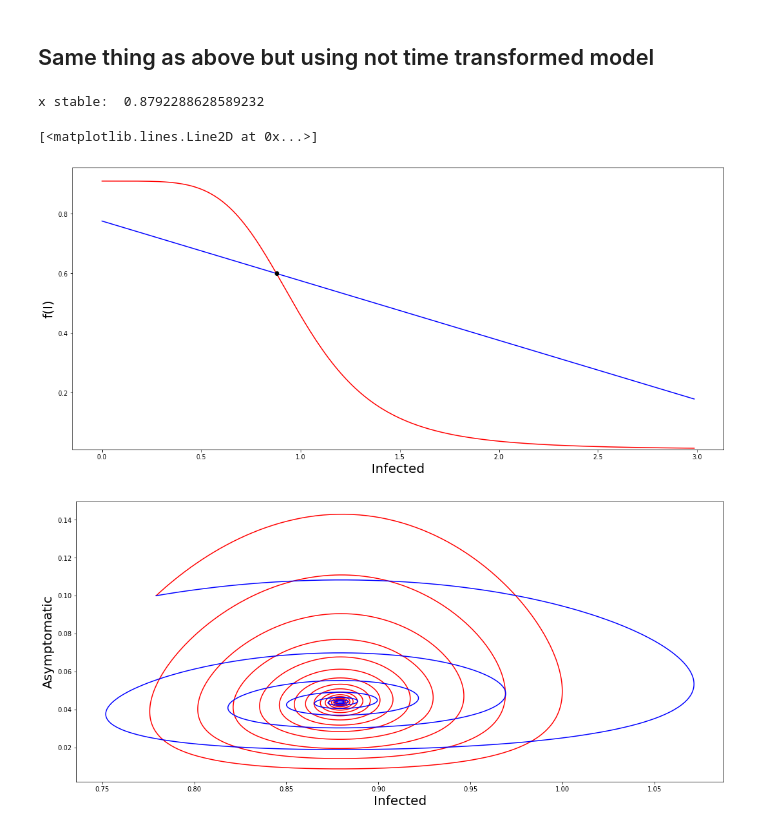
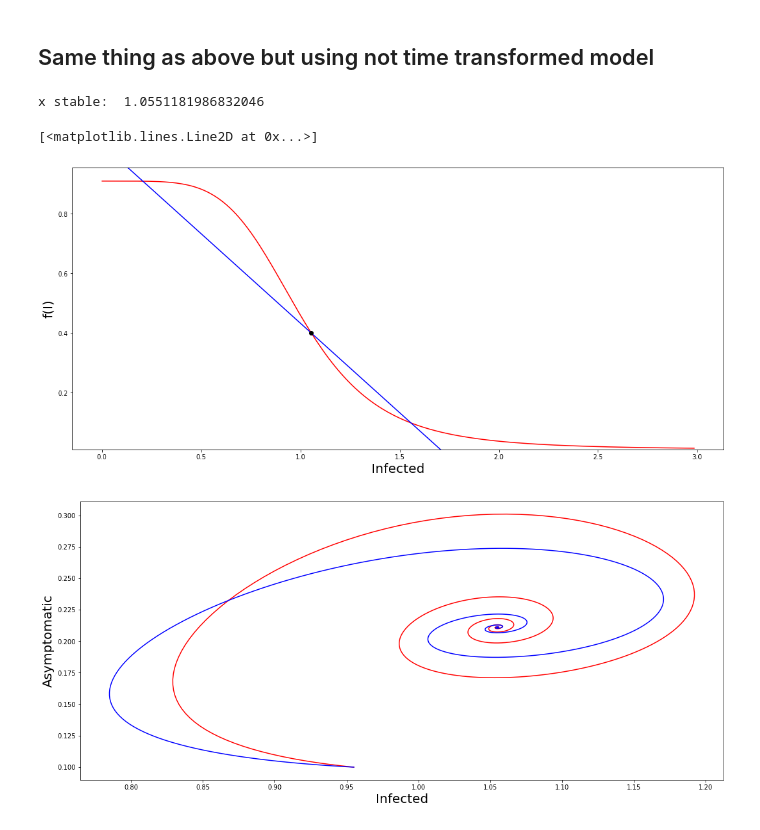
Before and after one commit to holiday-pettijohn/COVID-Tracking-Biola-Summer, a Jupyter notebook: Code/Feedback Paper Code/Linear Approximation Proving.ipynb, the cells around one changed output. Saved outputs shown, nothing was run; the diff lists cells and outputs as text; code cells hidden in the pictures.

```diff
--- a/Code/Feedback Paper Code/Linear Approximation Proving.ipynb
+++ b/Code/Feedback Paper Code/Linear Approximation Proving.ipynb
@@ -139,7 +139,7 @@ def odeDrawerLinear(start, time, p, speed=.1): #using the equations, params = [v
 
 bVars = [.01, .9, 1, 5]
 
-v_1 = -.01 # Focus on this parameter the slope of the linear version
+v_1 = -.3 # Focus on this parameter the slope of the linear version
 k_1 = .6
 k_3 = .2
 params = [v_1, k_1, k_3, bVars[0], bVars[1], bVars[2], bVars[3]]
@@ -192,7 +192,7 @@ def odeDrawerNormal(start, time, p, speed=.1): #using the equations, p = [v_1, k
     y[0] = start[1]
     x[0] = start[0]
     for i in range(1, time): #just iterate equations
-        yDot = feedFunc(x[i-1], p[3], p[4], p[5], p[6])*y[i-1] - p[1]*y[i-1]
+        yDot = feedFunc(x[i-1], p[4], p[5], p[6], p[7])*y[i-1] - p[1]*y[i-1]
         xDot = p[2]*y[i-1] - p[3]*x[i-1]
         y[i] = speed*yDot + y[i-1]
         x[i] = speed*xDot + x[i-1]
@@ -204,7 +204,7 @@ def odeDrawerLinear(start, time, p, speed=.1): #using the equations, params = [v
     y[0] = start[1]
     x[0] = start[0]
     for i in range(1, time): #just iterate equations
-        yDot = p[0]*x[i-1]*y[i-1] - p[0]*feedFuncInverse(p[1], p[3], p[4], p[5], p[6])*y[i-1]
+        yDot = p[0]*x[i-1]*y[i-1] - p[0]*feedFuncInverse(p[1], p[4], p[5], p[6], p[7])*y[i-1]
         xDot = p[2]*y[i-1] - p[3]*x[i-1]
         y[i] = speed*yDot + y[i-1]
         x[i] = speed*xDot + x[i-1]
@@ -212,12 +212,13 @@ def odeDrawerLinear(start, time, p, speed=.1): #using the equations, params = [v
 
 bVars = [.01, .9, 1, 5]
 
-v_1 = -.2 # Focus on this parameter the slope of the linear version
-k_1 = .6
+v_1 = -.6 # Focus on this parameter the slope of the linear version
+k_1 = .4
+k_2 = 1
 k_3 = .2
-params = [v_1, k_1, k_3, bVars[0], bVars[1], bVars[2], bVars[3]]
+params = [v_1, k_1, k_2, k_3, bVars[0], bVars[1], bVars[2], bVars[3]]
 
-xStable = feedFuncInverse(params[1], params[3], params[4], params[5], params[6])
+xStable = feedFuncInverse(params[1], params[4], params[5], params[6], params[7])
 print("x stable: ", xStable)
 
 
@@ -226,33 +227,33 @@ print("x stable: ", xStable)
 fig, ax = plt.subplots(figsize=(18,8))
 
 ax.plot(xData, feedFunc(xData, bVars[0], bVars[1], bVars[2], bVars[3]), color="red") #non linear model
 
 v_0 = -v_1*feedFuncInverse(k_1, bVars[0], bVars[1], bVars[2], bVars[3]) + k_1
 
 ax.plot(xData, xData*v_1+v_0, color="blue") #linear model
 
 ax.plot(feedFuncInverse(k_1, bVars[0], bVars[1], bVars[2], bVars[3]), k_1, color="black", marker='o')
 
 ax.set_ylim([.97*bVars[0], 1.05*(bVars[0]+bVars[1])])
 
 ax.set_xlabel("Infected", fontsize=20)
 ax.set_ylabel("f(I)", fontsize=20)
 
 
 ### Graph P-Plane
 fig2, ax2 = plt.subplots(figsize=(18,8))
 
 ax2.set_ylabel("Asymptomatic", fontsize=20)
 ax2.set_xlabel("Infected", fontsize=20)
 
 startPoint = [xStable -.1, .1]
 
 x,y = odeDrawerNormal(startPoint, 10000, params, speed=.1)
 ax2.plot(x,y, color="red") #non linear model
 x,y = odeDrawerLinear(startPoint, 10000, params, speed =.1)
 ax2.plot(x,y, color="blue") #linear model
 # %% [output]
-x stable:  0.8792288628589232
+x stable:  1.0551181986832046
 [<matplotlib.lines.Line2D at 0x...>]
-[figure, old version]
+[figure, new version]
-[figure, old version]
+[figure, new version]
```
Also changed, not shown: parts of 1 cell of this notebook.
